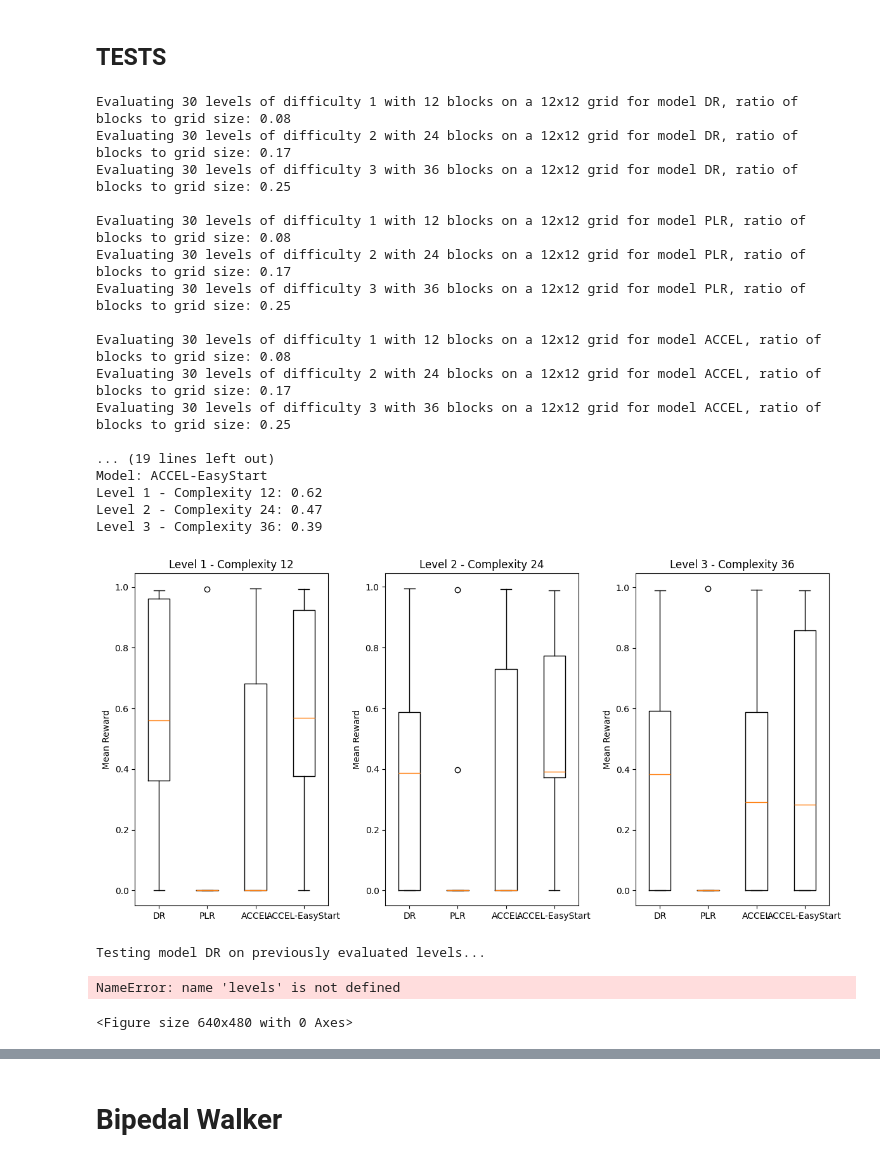
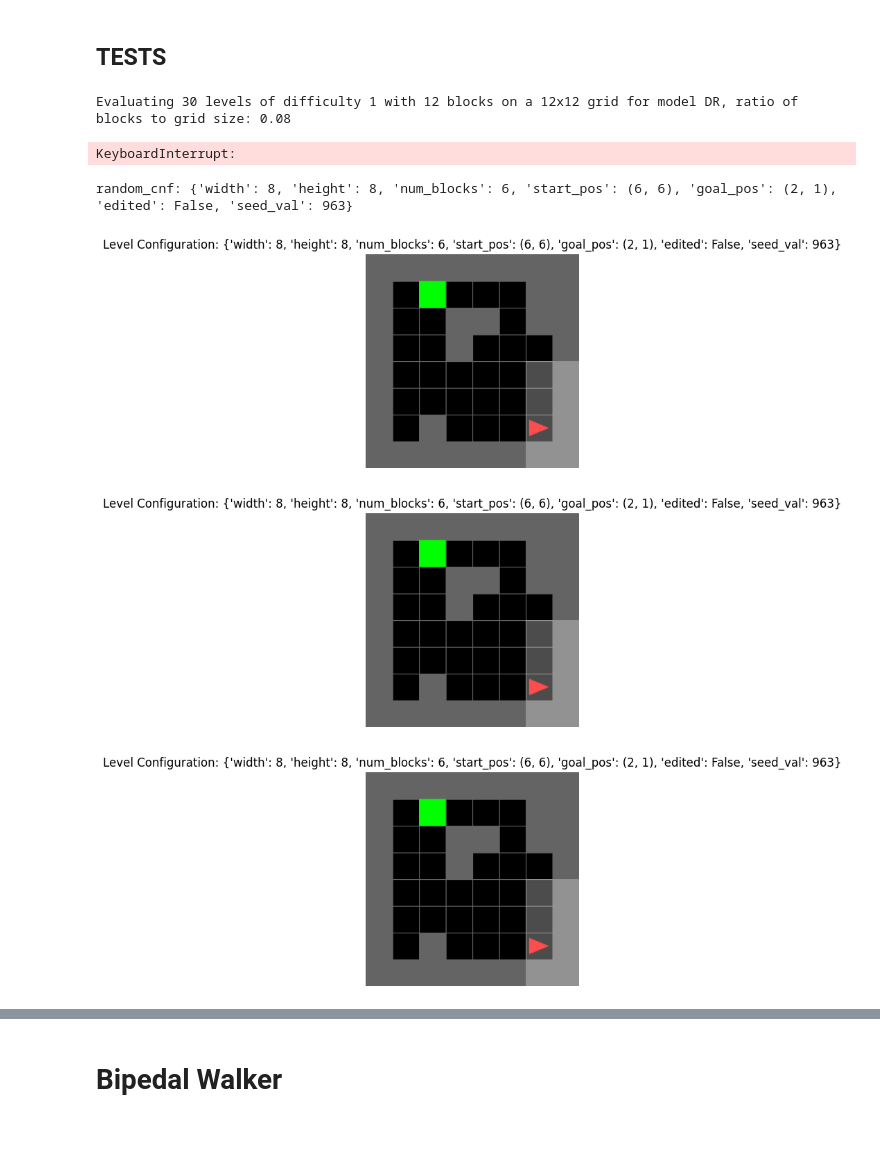
Before and after one commit to noostale/accel-adaptive-rl-env-curricula, a Jupyter notebook: accel.ipynb, the cells around one changed output, grey strips where cells are left out. Cells and saved outputs as stored; diff of their text form; code cells hidden in the pictures; blank space fills up the shorter version.

```diff
--- a/accel.ipynb
+++ b/accel.ipynb
@@ -791,7 +730,7 @@ Regret for current level: 0.5280929147422314, buffer size: 128
 # %% [markdown]
 ## TESTS
 # %%
-evalute_models(load_dim=8, grid_size=12, n_eval_episodes=10, num_levels_per_difficulty=30)
+#evalute_models(load_dim=8, grid_size=12, n_eval_episodes=10, num_levels_per_difficulty=30)
 
 
 def test_model(model, config, gif_path="level.gif"):
@@ -869,41 +808,23 @@ for model_name, model in models.items():
             print(f"  Config {j + 1}: {mean_reward:.2f}")
         print()
     print()
+"""
 # %% [output]
 Evaluating 30 levels of difficulty 1 with 12 blocks on a 12x12 grid for model DR, ratio of blocks to grid size: 0.08
-Evaluating 30 levels of difficulty 2 with 24 blocks on a 12x12 grid for model DR, ratio of blocks to grid size: 0.17
-Evaluating 30 levels of difficulty 3 with 36 blocks on a 12x12 grid for model DR, ratio of blocks to grid size: 0.25
-
-Evaluating 30 levels of difficulty 1 with 12 blocks on a 12x12 grid for model PLR, ratio of blocks to grid size: 0.08
-Evaluating 30 levels of difficulty 2 with 24 blocks on a 12x12 grid for model PLR, ratio of blocks to grid size: 0.17
-Evaluating 30 levels of difficulty 3 with 36 blocks on a 12x12 grid for model PLR, ratio of blocks to grid size: 0.25
-
-Evaluating 30 levels of difficulty 1 with 12 blocks on a 12x12 grid for model ACCEL, ratio of blocks to grid size: 0.08
-Evaluating 30 levels of difficulty 2 with 24 blocks on a 12x12 grid for model ACCEL, ratio of blocks to grid size: 0.17
-Evaluating 30 levels of difficulty 3 with 36 blocks on a 12x12 grid for model ACCEL, ratio of blocks to grid size: 0.25
-
-... (19 lines left out)
-Model: ACCEL-EasyStart
-Level 1 - Complexity 12: 0.62
-Level 2 - Complexity 24: 0.47
-Level 3 - Complexity 36: 0.39
-[figure, removed]
-Testing model DR on previously evaluated levels...
+KeyboardInterrupt:
-NameError: name 'levels' is not defined
-<Figure size 640x480 with 0 Axes>
 # %%
-# Train a easy_start model just on edited levels to create a gif of increasing level complexity
-
-
-
 # Generate a random level and visualize it
 random_cnf = random_config(8)
 print("random_cnf:", random_cnf)
 
-print_level_from_config(random_cnf, solvable_only=True)
-
-# test the model on the random level
-test_model(model_accel_easy, random_cnf)
+print_level_from_config(random_cnf)
+print_level_from_config(random_cnf)
+print_level_from_config(random_cnf)
+# %% [output]
+random_cnf: {'width': 8, 'height': 8, 'num_blocks': 6, 'start_pos': (6, 6), 'goal_pos': (2, 1), 'edited': False, 'seed_val': 963}
+[figure, added]
+[figure, added]
+[figure, added]
 # %%
 import random
 from PIL import Image
```
Also changed, not shown: parts of 3 cells of this notebook.
